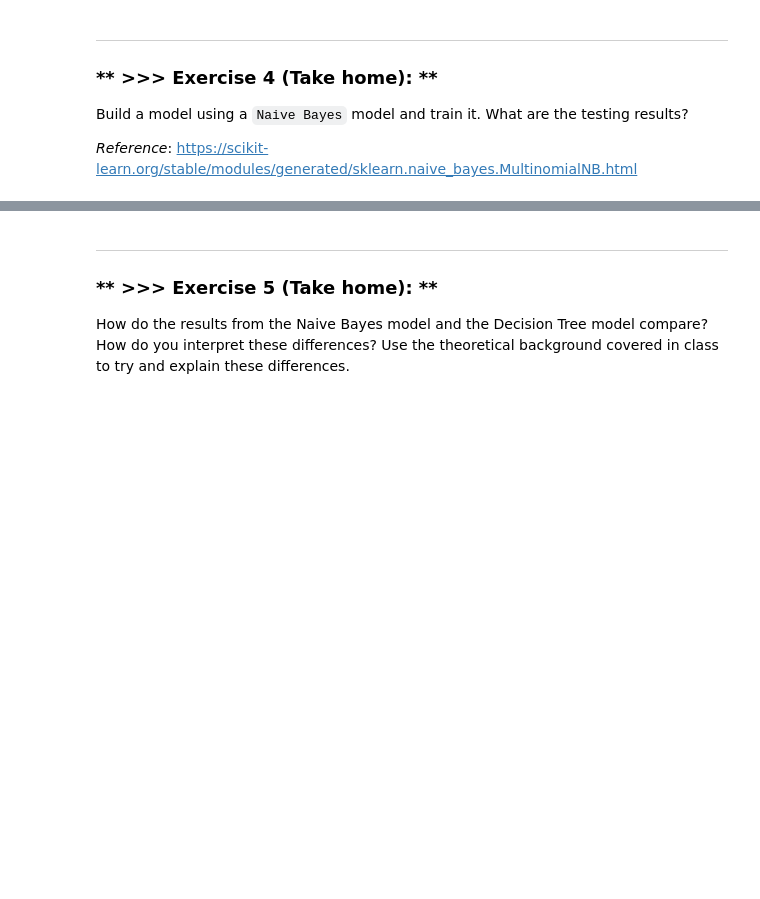
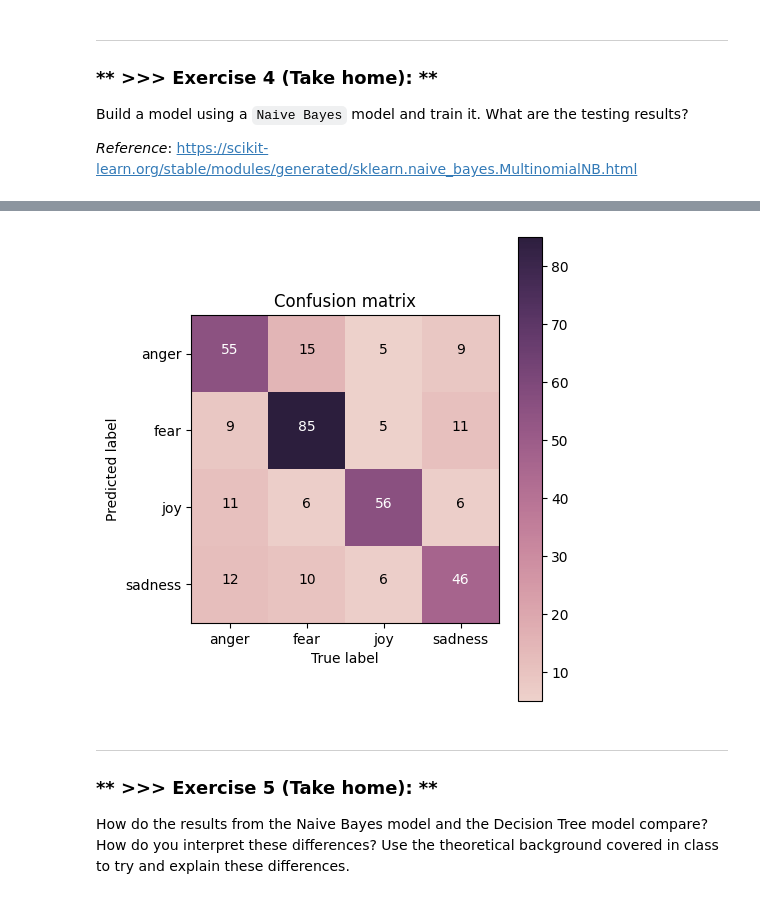
Before and after one commit to rolandlin18/DM2023-Lab2-Master, a Jupyter notebook: DM2023-Lab2-Master.ipynb, the cells around one changed output, grey strips where cells are left out. Cells and saved outputs as stored; diff of their text form; code cells hidden in the pictures; blank space fills up the shorter version.

```diff
--- a/DM2023-Lab2-Master.ipynb
+++ b/DM2023-Lab2-Master.ipynb
@@ -516,0 +521,18 @@
+# %%
+# Answer here
+from sklearn.naive_bayes import MultinomialNB
+# our label has four classes: anger, fear, joy, sadness, so we need to use multinomialNB
+
+# build naive bayes model
+NB_model = MultinomialNB()
+
+## training!
+# use the same training data as decision tree before, so we don't need to split data again
+NB_model = NB_model.fit(X_train, y_train)
+
+## predict!
+y_train_pred_NB = NB_model.predict(X_train)
+y_test_pred_NB = NB_model.predict(X_test)
+
+## so we get the pred result
+y_train_pred_NB[:10]
@@ -516,0 +556,11 @@
+# %%
+## precision, recall, f1-score,
+from sklearn.metrics import classification_report
+
+print(classification_report(y_true=y_test, y_pred=y_test_pred_NB))
+
+## check by confusion matrix
+from sklearn.metrics import confusion_matrix
+
+cm = confusion_matrix(y_true=y_test, y_pred=y_test_pred_NB)
+print(cm)
@@ -517,3 +583,9 @@
+# %%
+# plot your confusion matrix
+my_tags = ['anger', 'fear', 'joy', 'sadness']
+plot_confusion_matrix(cm, classes=my_tags, title='Confusion matrix')
+# %% [output]
+[figure, added]
 # %% [markdown]
 ---
 ### ** >>> Exercise 5 (Take home): **
```
Also changed, not shown: parts of 8 cells of this notebook.
